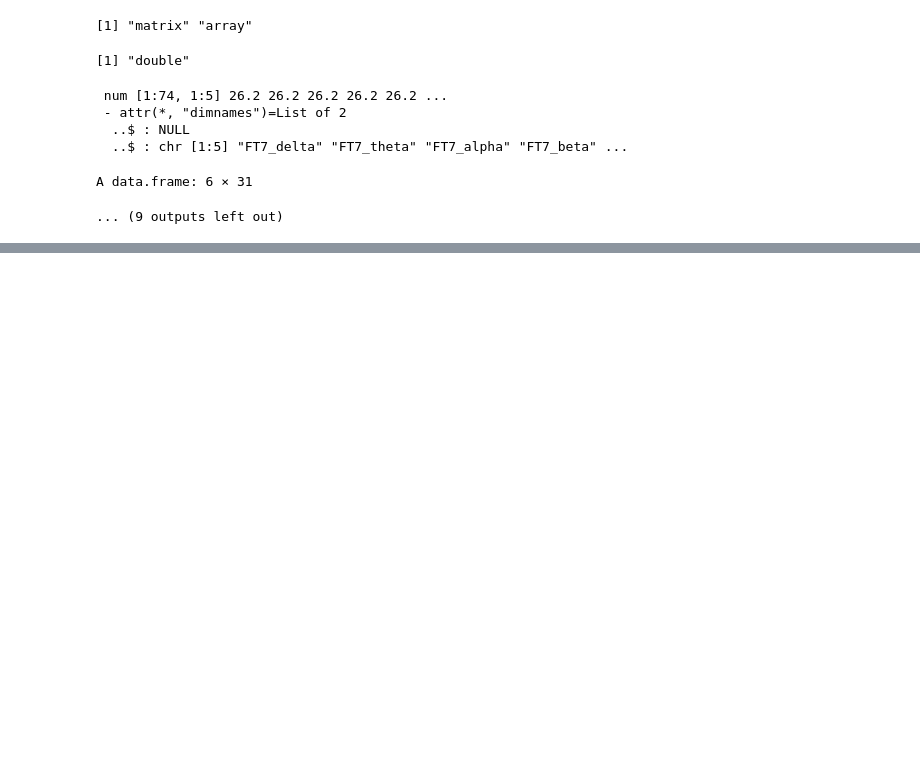
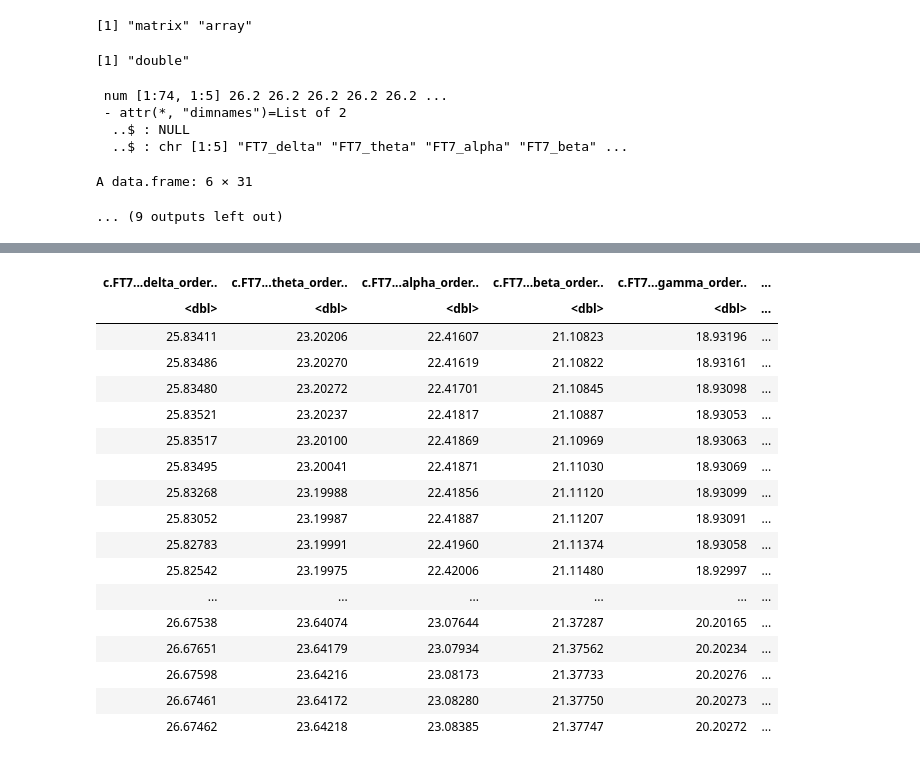
Before and after one commit to nieyangfei/EGG_Big_Data, a Jupyter notebook: EEG_Big_Data_Project.ipynb, the cells around one changed output, grey strips where cells are left out. Saved outputs shown, nothing was run; the diff lists cells and outputs as text; code cells hidden in the pictures; blank space fills up the shorter version.

```diff
--- a/EEG_Big_Data_Project.ipynb
+++ b/EEG_Big_Data_Project.ipynb
@@ -663,0 +695,62 @@ Saved locally as:
+# %%
+# Combine the data
+
+delta_order <- 1
+theta_order <- 2
+alpha_order <- 3
+beta_order <- 4
+gamma_order <- 5
+
+emotion <- factor(emotion)
+colnames(FT7) <- c("FT7_delta", "FT7_theta", "FT7_alpha", "FT7_beta", "FT7_gamma")
+egg_data <- data.frame(
+  c(FT7[, delta_order]), c(FT7[, theta_order]), c(FT7[, alpha_order]), c(FT7[, beta_order]), c(FT7[, gamma_order]),
+  c(FT8[, delta_order]), c(FT8[, theta_order]), c(FT8[, alpha_order]), c(FT8[, beta_order]), c(FT8[, gamma_order]),
+  c(T7[, delta_order]),  c(T7[, theta_order]),  c(T7[, alpha_order]),  c(T7[, beta_order]),  c(T7[, gamma_order]),
+  c(T8[, delta_order]),  c(T8[, theta_order]),  c(T8[, alpha_order]),  c(T8[, beta_order]),  c(T8[, gamma_order]),
+  c(TP7[, delta_order]), c(TP7[, theta_order]), c(TP7[, alpha_order]), c(TP7[, beta_order]), c(TP7[, gamma_order]),
+  c(TP8[, delta_order]), c(TP8[, theta_order]), c(TP8[, alpha_order]), c(TP8[, beta_order]), c(TP8[, gamma_order]),
+
+  c(FT7_eye[, delta_order]), c(FT7_eye[, theta_order]), c(FT7_eye[, alpha_order]), c(FT7_eye[, beta_order]), c(FT7_eye[, gamma_order]),
+  c(FT8_eye[, delta_order]), c(FT8_eye[, theta_order]), c(FT8_eye[, alpha_order]), c(FT8_eye[, beta_order]), c(FT8_eye[, gamma_order]),
+  c(T7_eye[, delta_order]),  c(T7_eye[, theta_order]),  c(T7_eye[, alpha_order]),  c(T7_eye[, beta_order]),  c(T7_eye[, gamma_order]),
+  c(T8_eye[, delta_order]),  c(T8_eye[, theta_order]),  c(T8_eye[, alpha_order]),  c(T8_eye[, beta_order]),  c(T8_eye[, gamma_order]),
+  c(TP7_eye[, delta_order]), c(TP7_eye[, theta_order]), c(TP7_eye[, alpha_order]), c(TP7_eye[, beta_order]), c(TP7_eye[, gamma_order]),
+  c(TP8_eye[, delta_order]), c(TP8_eye[, theta_order]), c(TP8_eye[, alpha_order]), c(TP8_eye[, beta_order]), c(TP8_eye[, gamma_order]),
+
+  emotion
+)
+
+
+"Length of FT7"
+length(c(FT7[, delta_order]))
+"Length of emotion"
+length(emotion)
+
+"egg_data"
+egg_data
+
+# Get number of rows
+n <- nrow(egg_data)
+# Random sample of 80% row indices
+train_index <- sample(1:n, size = 0.66 * n)
+# Split data
+train_data <- egg_data[train_index, ]
+test_data  <- egg_data[-train_index, ]
+
+print("train_data")
+head(train_data)
+print("test_data")
+head(test_data)
+
+
+# Train SVM
+svm_model <- svm(emotion ~ ., data = train_data, kernel = "radial")
+pred <- predict(svm_model, newdata = test_data)
+
+# Confusion matrix
+table(Predicted = pred, Actual = test_data$emotion)
+
+# Simple accuracy
+mean(pred == test_data$emotion)
+# %% [output]
@@ -663,0 +763,18 @@ Saved locally as:
+| c.FT7...delta_order.. | c.FT7...theta_order.. | c.FT7...alpha_order.. | c.FT7...beta_order.. | c.FT7...gamma_order.. | ... |
+| <dbl> | <dbl> | <dbl> | <dbl> | <dbl> | ... |
+| 25.83411 | 23.20206 | 22.41607 | 21.10823 | 18.93196 | ... |
+| 25.83486 | 23.20270 | 22.41619 | 21.10822 | 18.93161 | ... |
+| 25.83480 | 23.20272 | 22.41701 | 21.10845 | 18.93098 | ... |
+| 25.83521 | 23.20237 | 22.41817 | 21.10887 | 18.93053 | ... |
+| 25.83517 | 23.20100 | 22.41869 | 21.10969 | 18.93063 | ... |
+| 25.83495 | 23.20041 | 22.41871 | 21.11030 | 18.93069 | ... |
+| 25.83268 | 23.19988 | 22.41856 | 21.11120 | 18.93099 | ... |
+| 25.83052 | 23.19987 | 22.41887 | 21.11207 | 18.93091 | ... |
+| 25.82783 | 23.19991 | 22.41960 | 21.11374 | 18.93058 | ... |
+| 25.82542 | 23.19975 | 22.42006 | 21.11480 | 18.92997 | ... |
+| ... | ... | ... | ... | ... | ... |
+| 26.67538 | 23.64074 | 23.07644 | 21.37287 | 20.20165 | ... |
+| 26.67651 | 23.64179 | 23.07934 | 21.37562 | 20.20234 | ... |
+| 26.67598 | 23.64216 | 23.08173 | 21.37733 | 20.20276 | ... |
+| 26.67461 | 23.64172 | 23.08280 | 21.37750 | 20.20273 | ... |
+| 26.67462 | 23.64218 | 23.08385 | 21.37747 | 20.20272 | ... |
```
Also changed, not shown: parts of 3 cells of this notebook.
